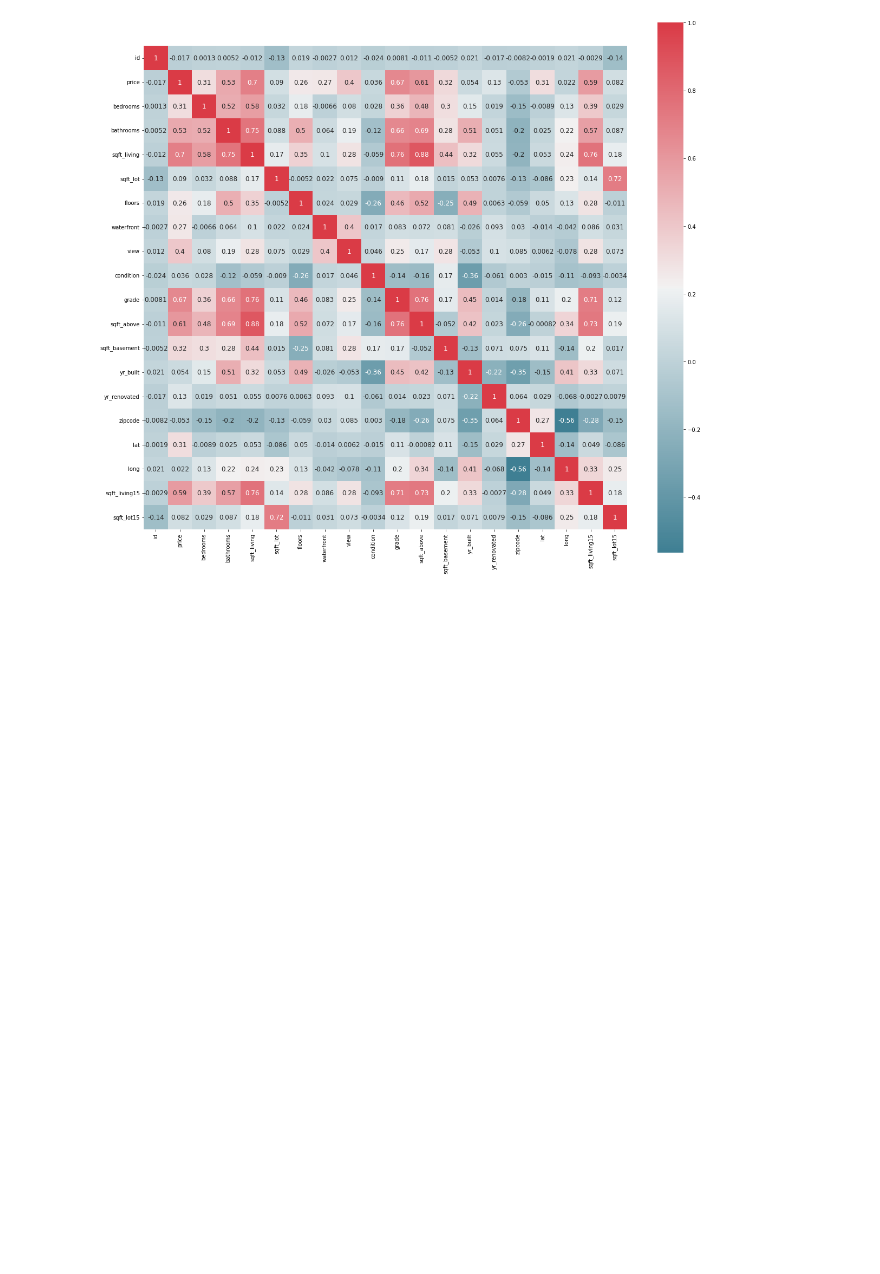
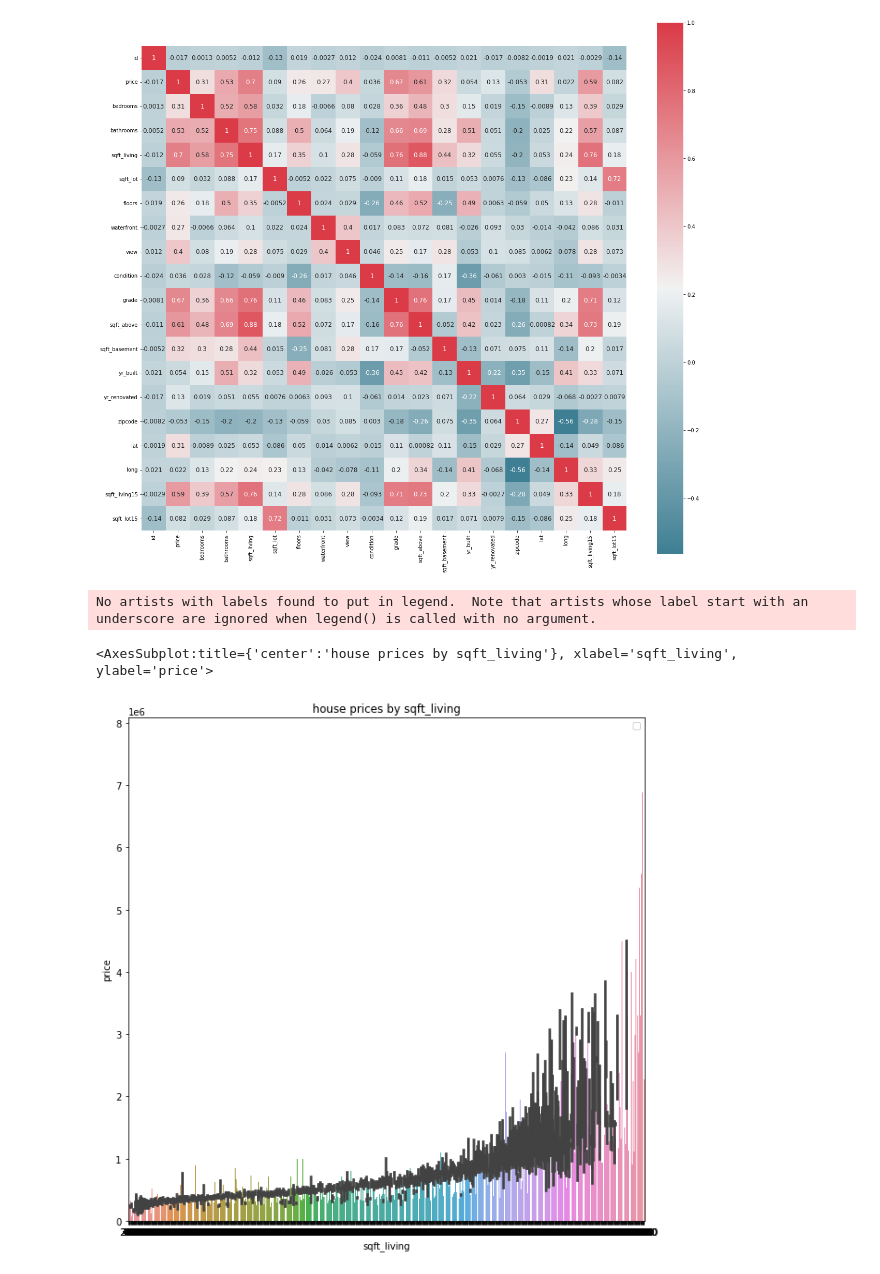
Before and after one commit to EgyJoe/GMC_ML_Reg_01, a Jupyter notebook: GMC_Regression_01.ipynb, the cells around one changed output. Drawn from its saved outputs; the diff is of its cells as text; code cells hidden in the pictures; blank space fills up the shorter version.

```diff
--- a/GMC_Regression_01.ipynb
+++ b/GMC_Regression_01.ipynb
@@ -36,3 +63,14 @@ def plot_correlation_map( df ):
 plot_correlation_map(df)
 # %% [output]
 [figure]
+# %%
+fig,axes=plt.subplots(nrows=1,ncols=1,figsize=(10,10))
+plt.title("house prices by sqft_living")
+plt.xlabel('sqft_living')
+plt.ylabel('house prices')
+plt.legend()
+sns.barplot(x='sqft_living',y='price',data=df)
+# %% [output]
+No artists with labels found to put in legend.  Note that artists whose label start with an underscore are ignored when legend() is called with no argument.
+<AxesSubplot:title={'center':'house prices by sqft_living'}, xlabel='sqft_living', ylabel='price'>
+[figure, added]
```
Also changed, not shown: parts of 7 cells of this notebook.
